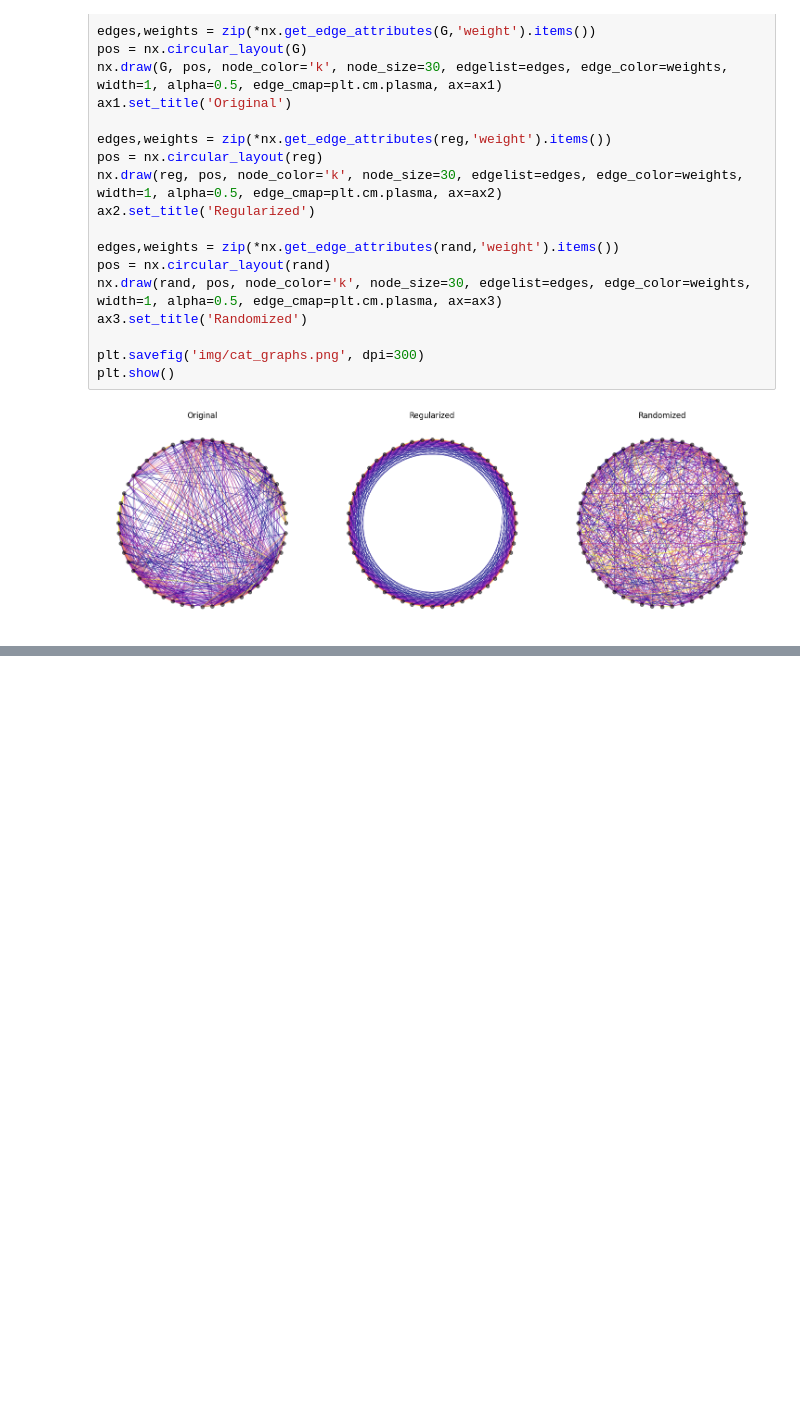
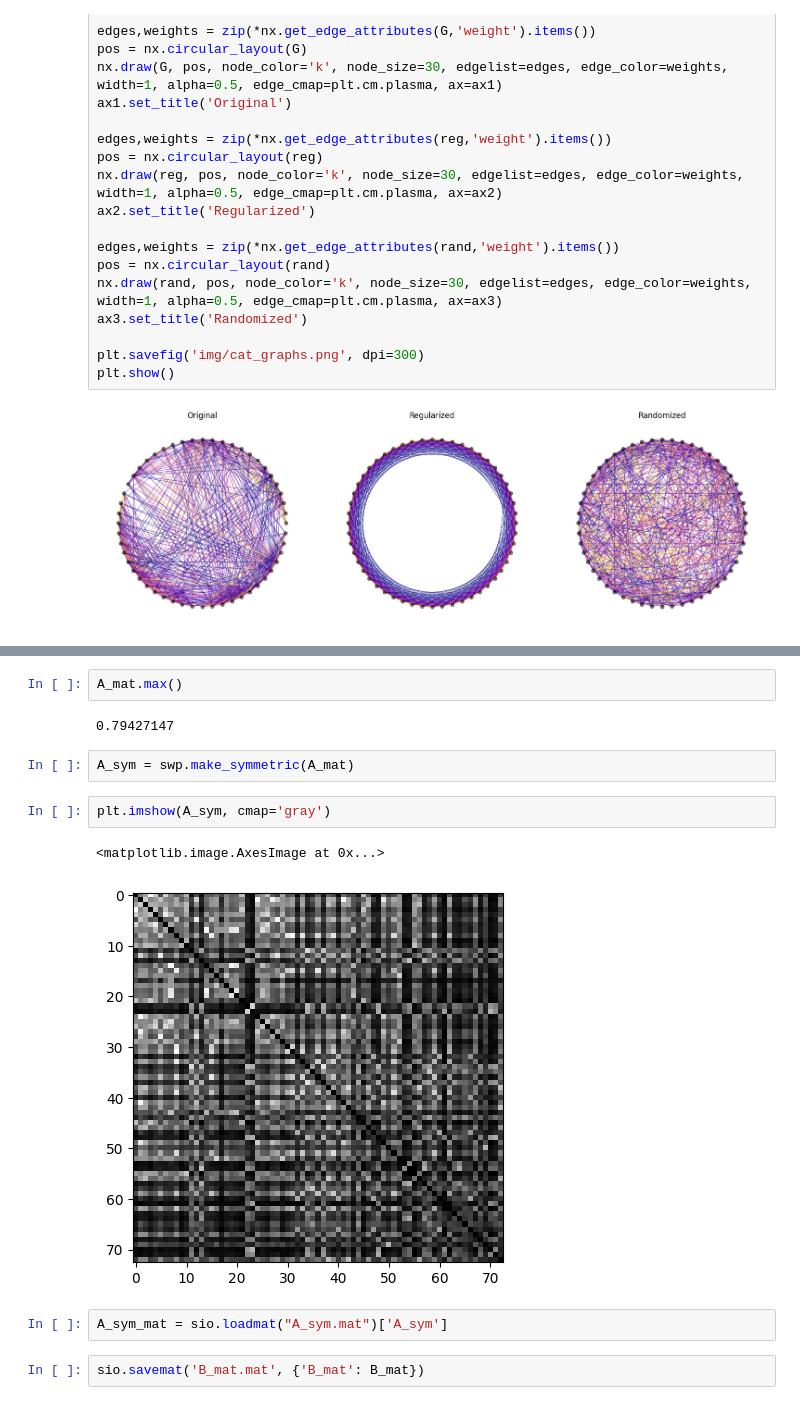
Before and after one commit to rkdan/small_world_propensity, a Jupyter notebook: testing.ipynb, the cells around one changed output, grey strips where cells are left out. Drawn from its saved outputs; the diff is of its cells as text; blank space fills up the shorter version.

```diff
--- a/testing.ipynb
+++ b/testing.ipynb
@@ -57,0 +131,15 @@ plt.show()
+# %%
+A_mat.max()
+# %% [output]
+0.79427147
+# %%
+A_sym = swp.make_symmetric(A_mat)
+# %%
+plt.imshow(A_sym, cmap='gray')
+# %% [output]
+<matplotlib.image.AxesImage at 0x...>
+[figure, added]
+# %%
+A_sym_mat = sio.loadmat("A_sym.mat")['A_sym']
+# %%
+sio.savemat('B_mat.mat', {'B_mat': B_mat})
```
Also changed, not shown: parts of 44 cells of this notebook, 8 other files.
